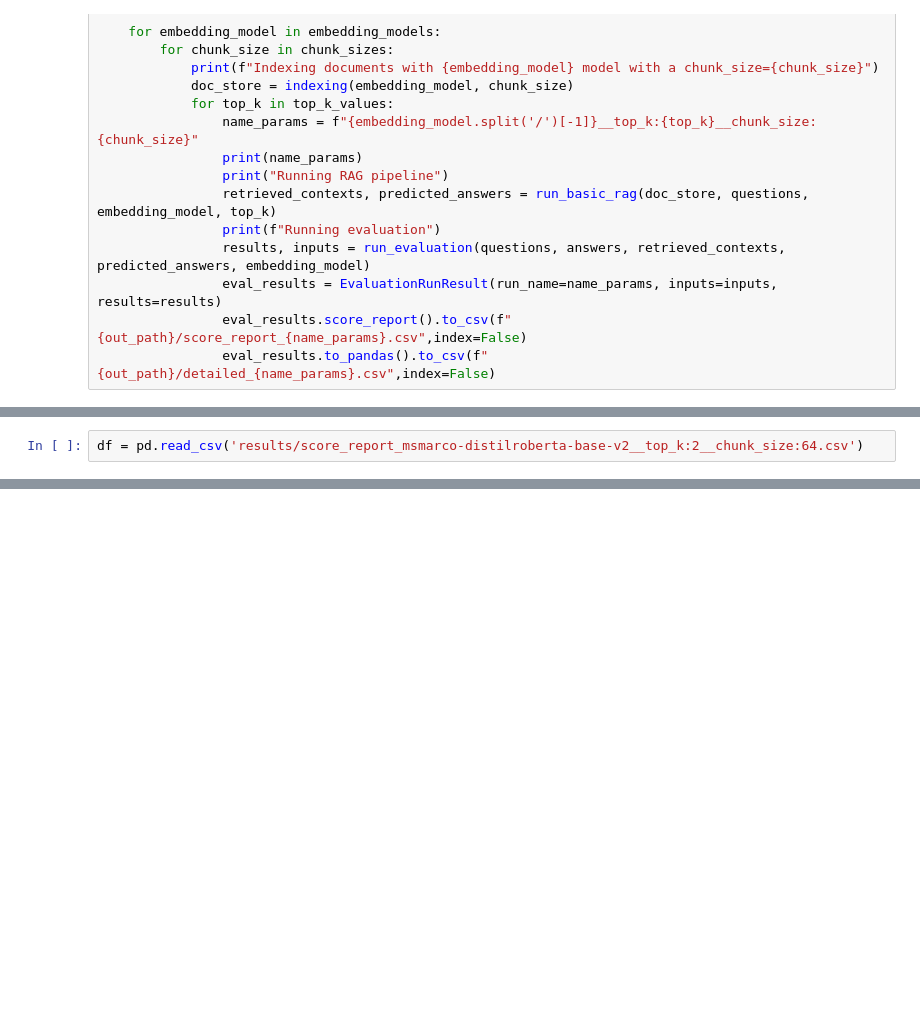
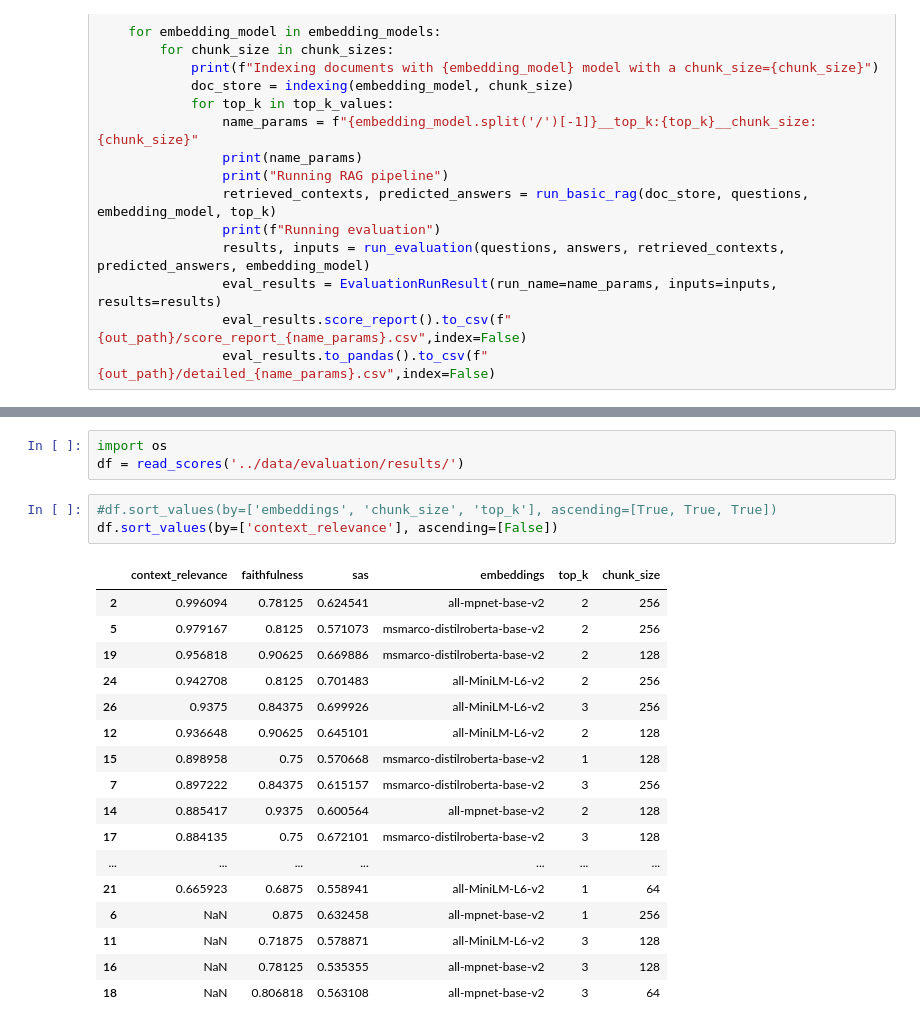
Before and after one commit to jonas-nothnagel/rag-pipelines, a Jupyter notebook: notebooks/haystack_eval.ipynb, the cells around one changed output, grey strips where cells are left out. Drawn from its saved outputs; the diff is of its cells as text; blank space fills up the shorter version.

```diff
--- a/notebooks/haystack_eval.ipynb
+++ b/notebooks/haystack_eval.ipynb
@@ -214,5 +200,3 @@ def read_scores(path: str):
     df.rename_axis(None, axis=1, inplace=True)
 
     return df
-# %%
-df = pd.read_csv('results/score_report_msmarco-distilroberta-base-v2__top_k:2__chunk_size:64.csv')
@@ -223,0 +244,24 @@ TypeError: cannot unpack non-iterable NoneType object
+# %%
+import os
+df = read_scores('../data/evaluation/results/')
+# %%
+#df.sort_values(by=['embeddings', 'chunk_size', 'top_k'], ascending=[True, True, True])
+df.sort_values(by=['context_relevance'], ascending=[False])
+# %% [output]
+|  | context_relevance | faithfulness | sas | embeddings | top_k | chunk_size |
+| 2 | 0.996094 | 0.78125 | 0.624541 | all-mpnet-base-v2 | 2 | 256 |
+| 5 | 0.979167 | 0.8125 | 0.571073 | msmarco-distilroberta-base-v2 | 2 | 256 |
+| 19 | 0.956818 | 0.90625 | 0.669886 | msmarco-distilroberta-base-v2 | 2 | 128 |
+| 24 | 0.942708 | 0.8125 | 0.701483 | all-MiniLM-L6-v2 | 2 | 256 |
+| 26 | 0.9375 | 0.84375 | 0.699926 | all-MiniLM-L6-v2 | 3 | 256 |
+| 12 | 0.936648 | 0.90625 | 0.645101 | all-MiniLM-L6-v2 | 2 | 128 |
+| 15 | 0.898958 | 0.75 | 0.570668 | msmarco-distilroberta-base-v2 | 1 | 128 |
+| 7 | 0.897222 | 0.84375 | 0.615157 | msmarco-distilroberta-base-v2 | 3 | 256 |
+| 14 | 0.885417 | 0.9375 | 0.600564 | all-mpnet-base-v2 | 2 | 128 |
+| 17 | 0.884135 | 0.75 | 0.672101 | msmarco-distilroberta-base-v2 | 3 | 128 |
+| ... | ... | ... | ... | ... | ... | ... |
+| 21 | 0.665923 | 0.6875 | 0.558941 | all-MiniLM-L6-v2 | 1 | 64 |
+| 6 | NaN | 0.875 | 0.632458 | all-mpnet-base-v2 | 1 | 256 |
+| 11 | NaN | 0.71875 | 0.578871 | all-MiniLM-L6-v2 | 3 | 128 |
+| 16 | NaN | 0.78125 | 0.535355 | all-mpnet-base-v2 | 3 | 128 |
+| 18 | NaN | 0.806818 | 0.563108 | all-mpnet-base-v2 | 3 | 64 |
```
Also changed, not shown: parts of 8 cells of this notebook, 57 other files.
